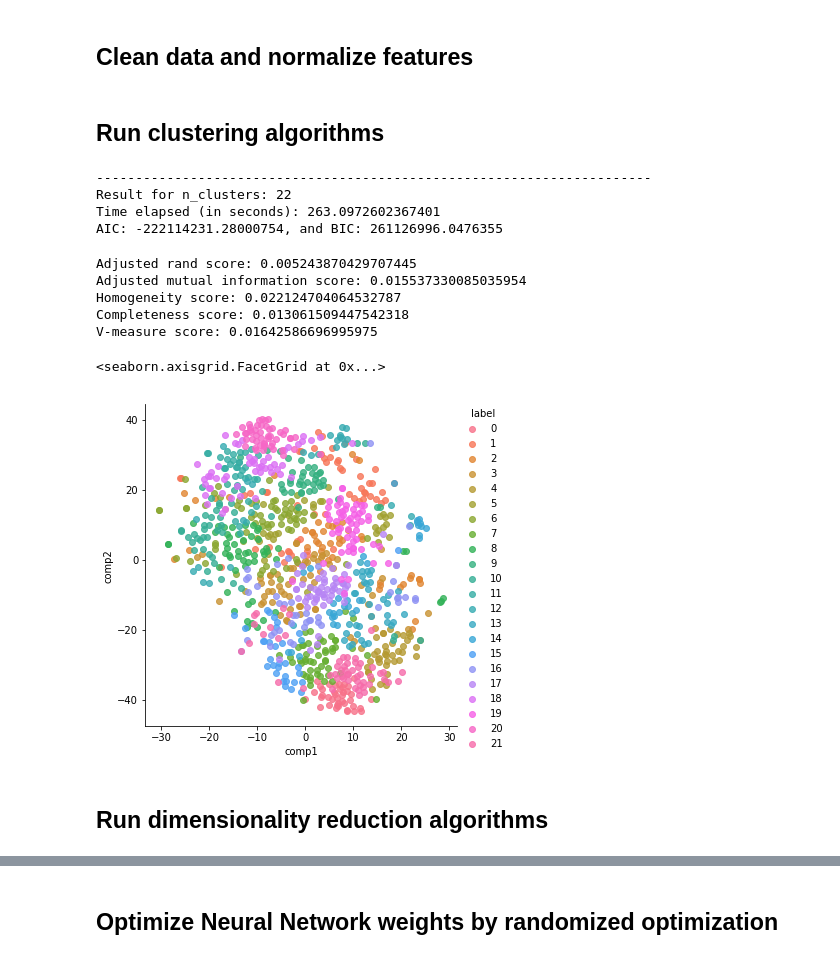
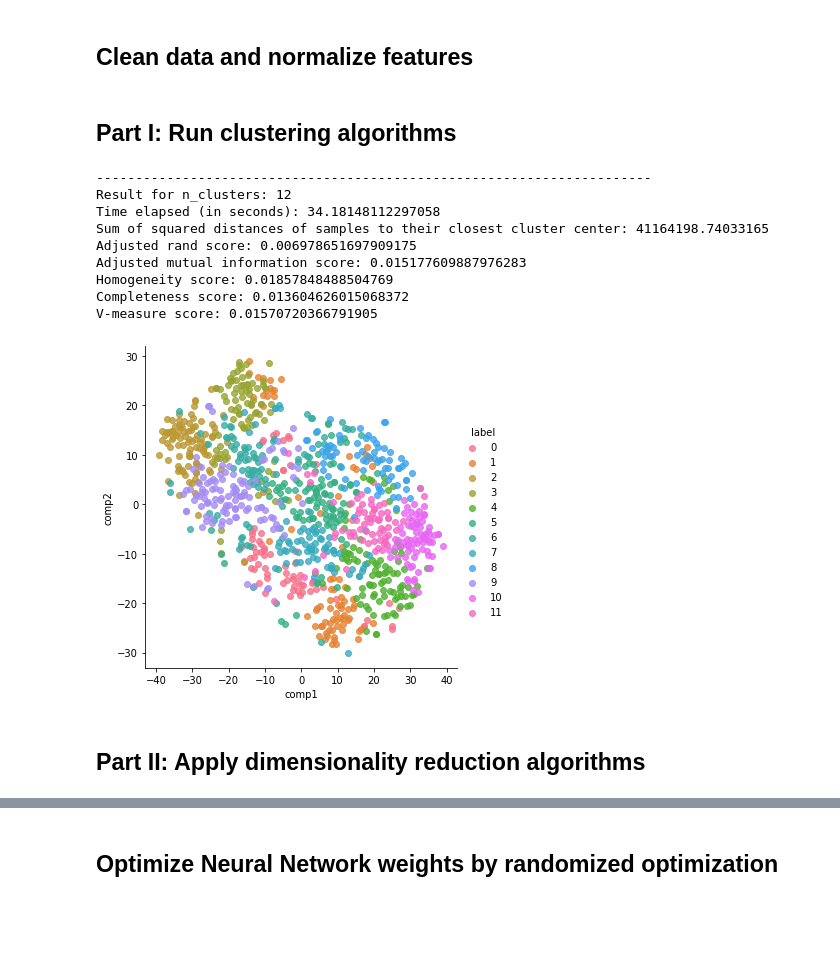
Before and after one commit to yujing1004/cs7641, a Jupyter notebook: assignment3/unsupervised_learning.ipynb, the cells around one changed output, grey strips where cells are left out. Saved outputs shown, nothing was run; the diff lists cells and outputs as text; code cells hidden in the pictures; blank space fills up the shorter version.

Commit message:
Get codes ready for Part III

```diff
--- a/assignment3/unsupervised_learning.ipynb
+++ b/assignment3/unsupervised_learning.ipynb
@@ -56,11 +56,11 @@ pipeline = Pipeline([
 train_X = pipeline.fit_transform(train_set)
 train_y = np.array(train_set['emotion'])
 # %% [markdown]
-## Run clustering algorithms
+## Part I: Run clustering algorithms
 # %%
-clustering_algorithm = 'em'
+clustering_algorithm = 'k_means'
 assert clustering_algorithm in {'k_means', 'em'}
-n_clusters = 22  # Set to an integer (discovered best n_clusters) or a list of integers (to discover best n_clusters)
+n_clusters = 12  # Set to an integer (discovered best n_clusters) or a list of integers (to discover best n_clusters)
 # %%
 def constuct_clustering_model(clustering_algorithm, n_clusters):
     if clustering_algorithm == 'k_means':
@@ -69,7 +69,7 @@ def constuct_clustering_model(clustering_algorithm, n_clusters):
         clustering_model = GaussianMixture(random_state=0, n_components=n_clusters)
     return clustering_model
 
-def run_clustering_algorithm(clustering_algorithm, n_clusters):
+def run_clustering_algorithm(clustering_algorithm, n_clusters, train_X):
     if isinstance(n_clusters, int):
         clustering_model = constuct_clustering_model(clustering_algorithm, n_clusters)
         start_time = time.time()
@@ -120,13 +120,6 @@ def run_clustering_algorithm(clustering_algorithm, n_clusters):
     else:
         raise ValueError('Invalid argument n_clusters: {}. Only int or list of int supported!'.format(n_clusters))
     return clustering_model
-
-clustering_model = run_clustering_algorithm(clustering_algorithm, n_clusters)
-# %% [output]
------------------------------------------------------------------------
-Result for n_clusters: 22
-Time elapsed (in seconds): 263.0972602367401
-AIC: -222114231.28000754, and BIC: 261126996.0476355
 # %%
 def eval_clustering_result(train_y, pred_y):
     print('Adjusted rand score: {}'.format(adjusted_rand_score(train_y, pred_y)))
@@ -134,12 +127,3 @@ def eval_clustering_result(train_y, pred_y):
     print('Homogeneity score: {}'.format(homogeneity_score(train_y, pred_y)))
     print('Completeness score: {}'.format(completeness_score(train_y, pred_y)))
     print('V-measure score: {}'.format(v_measure_score(train_y, pred_y)))
-
-pred_y = clustering_model.predict(train_X)
-eval_clustering_result(train_y, pred_y)
-# %% [output]
-Adjusted rand score: 0.005243870429707445
-Adjusted mutual information score: 0.015537330085035954
-Homogeneity score: 0.022124704064532787
-Completeness score: 0.013061509447542318
-V-measure score: 0.01642586696995975
@@ -146,18 +135,30 @@ V-measure score: 0.01642586696995975
 # %%
-def sample_rows(X, y, num_rows_to_sample):
-    num_total_rows = X.shape[0]
-    random_indices = np.random.choice(num_total_rows, size=num_rows_to_sample, replace=False)
-    return X[random_indices, :], y[random_indices]
+def clustering_all_in_one(clustering_algorithm, n_clusters, train_X):
+    # Run clustering algorithm
+    clustering_model = run_clustering_algorithm(clustering_algorithm, n_clusters, train_X)
+    # Evaluate clustering result against true labels
+    pred_y = clustering_model.predict(train_X)
+    eval_clustering_result(train_y, pred_y)
+    # Visulize clustering result in 2D
+    reduced_X = PCA(n_components=50).fit_transform(train_X)
+    sampled_X, sampled_y = sample_rows(reduced_X, pred_y, 1000)
+    embedded_X = TSNE(n_components=2).fit_transform(sampled_X)
+    df_tsne = pd.DataFrame(embedded_X, columns=['comp1', 'comp2'])
+    df_tsne['label'] = sampled_y
+    sns.lmplot(x='comp1', y='comp2', data=df_tsne, hue='label', fit_reg=False)
 
-reduced_X = PCA(n_components=50).fit_transform(train_X)
-sampled_X, sampled_y = sample_rows(reduced_X, pred_y, 1000)
-embedded_X = TSNE(n_components=2).fit_transform(sampled_X)
-df_tsne = pd.DataFrame(embedded_X, columns=['comp1', 'comp2'])
-df_tsne['label'] = sampled_y
-sns.lmplot(x='comp1', y='comp2', data=df_tsne, hue='label', fit_reg=False)
+clustering_all_in_one(clustering_algorithm, n_clusters, train_X)
 # %% [output]
-<seaborn.axisgrid.FacetGrid at 0x...>
+-----------------------------------------------------------------------
+Result for n_clusters: 12
+Time elapsed (in seconds): 34.18148112297058
+Sum of squared distances of samples to their closest cluster center: 41164198.74033165
+Adjusted rand score: 0.006978651697909175
+Adjusted mutual information score: 0.015177609887976283
+Homogeneity score: 0.01857848488504769
+Completeness score: 0.013604626015068372
+V-measure score: 0.01570720366791905
-[figure, old version]
+[figure, new version]
 # %% [markdown]
-## Run dimensionality reduction algorithms
+## Part II: Apply dimensionality reduction algorithms
 # %%
```
Also changed, not shown: parts of 9 cells of this notebook.
